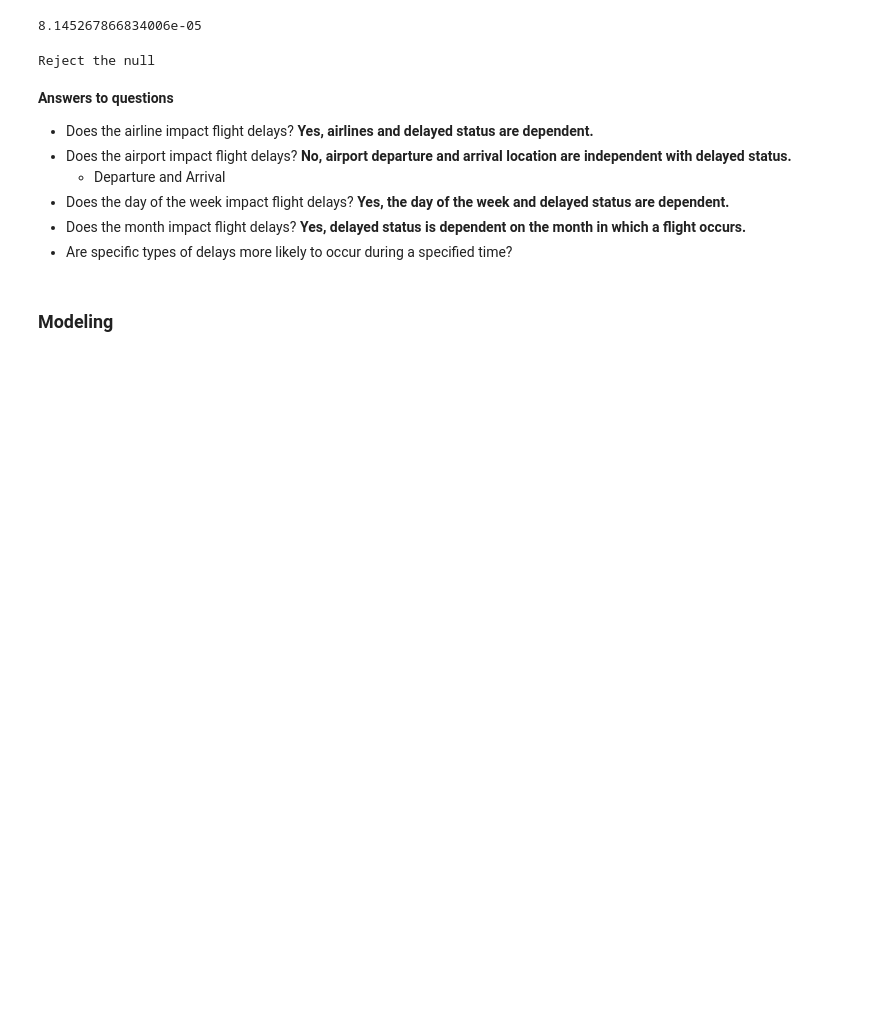
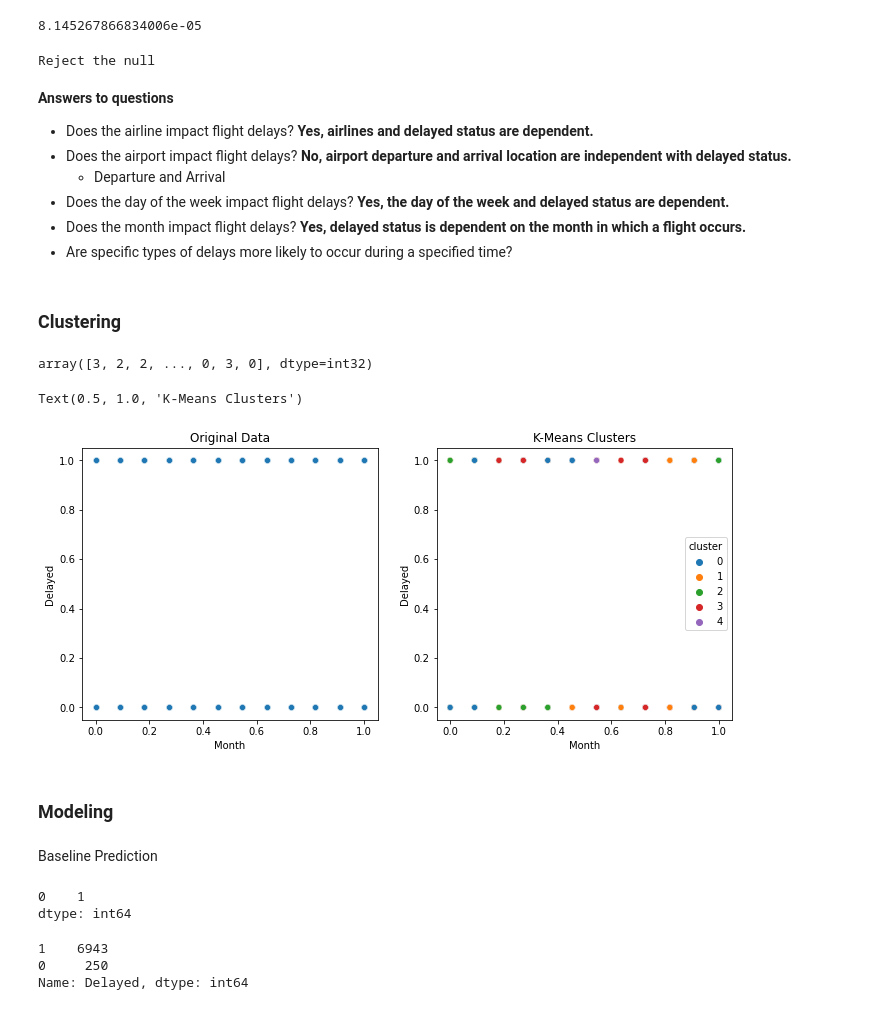
Before and after one commit to lochlynlaskowski/Airline_delays, a Jupyter notebook: Airline delays - explore.ipynb, the cells around one changed output. Drawn from its saved outputs; the diff is of its cells as text; code cells hidden in the pictures; blank space fills up the shorter version.

```diff
--- a/Airline delays - explore.ipynb
+++ b/Airline delays - explore.ipynb
@@ -455,5 +467,50 @@ Reject the null
 - Does the day of the week impact flight delays? **Yes, the day of the week and delayed status are dependent.**
 - Does the month impact flight delays? **Yes, delayed status is dependent on the month in which a flight occurs.**
 - Are specific types of delays more likely to occur during a specified time?
+# %% [markdown]
+### Clustering
+# %%
+train_scaled, validate_scaled, test_scaled = wrangle.scale_data(train,test,validate)
+# %%
+X_train = train_scaled[['DayOfWeek', 'Month', 'UniqueCarrier_DL', 'UniqueCarrier_OO',
+                 'UniqueCarrier_UA', 'UniqueCarrier_WN']]
+y_train = train_scaled.Delayed_Status
+
+X_validate = validate_scaled[['DayOfWeek', 'Month', 'UniqueCarrier_DL', 'UniqueCarrier_OO',
+                 'UniqueCarrier_UA', 'UniqueCarrier_WN']]
+y_validate = validate_scaled.Delayed_Status
+
+X_test = test_scaled[['DayOfWeek', 'Month', 'UniqueCarrier_DL', 'UniqueCarrier_OO',
+                 'UniqueCarrier_UA', 'UniqueCarrier_WN']]
+y_test = test_scaled.Delayed_Status
+# %%
+kmeans = KMeans(n_clusters=5)
+kmeans.fit(X_train)
+
+kmeans.predict(X_train)
+kmeans.predict(X_validate)
+kmeans.predict(X_test)
+# %% [output]
+array([3, 2, 2, ..., 0, 3, 0], dtype=int32)
+# %%
+train_scaled['cluster'] = kmeans.predict(X_train)
+validate_scaled['cluster'] = kmeans.predict(X_validate)
+test_scaled['cluster'] = kmeans.predict(X_test)
+# %%
+plt.figure(figsize=(18,5))
+plt.subplot(131)
+sns.scatterplot(data = train_scaled, x="Month", y="Delayed")
+plt.title('Original Data')
+
+
+
+plt.subplot(132)
+sns.scatterplot(data = train_scaled, x="Month", y="Delayed", hue = 'cluster', palette = ('tab10'))
+plt.title('K-Means Clusters')
+# %% [output]
+Text(0.5, 1.0, 'K-Means Clusters')
+[figure, added]
 # %% [markdown]
 ### Modeling
+# %% [markdown]
+Baseline Prediction
@@ -459,0 +529,11 @@ Reject the null
+# %%
+train.Delayed_Status.mode()
+# %% [output]
+0    1
+dtype: int64
+# %%
+train.Delayed.value_counts()
+# %% [output]
+1    6943
+0     250
+Name: Delayed, dtype: int64
```
Also changed, not shown: parts of 43 cells of this notebook, 2 other files.
